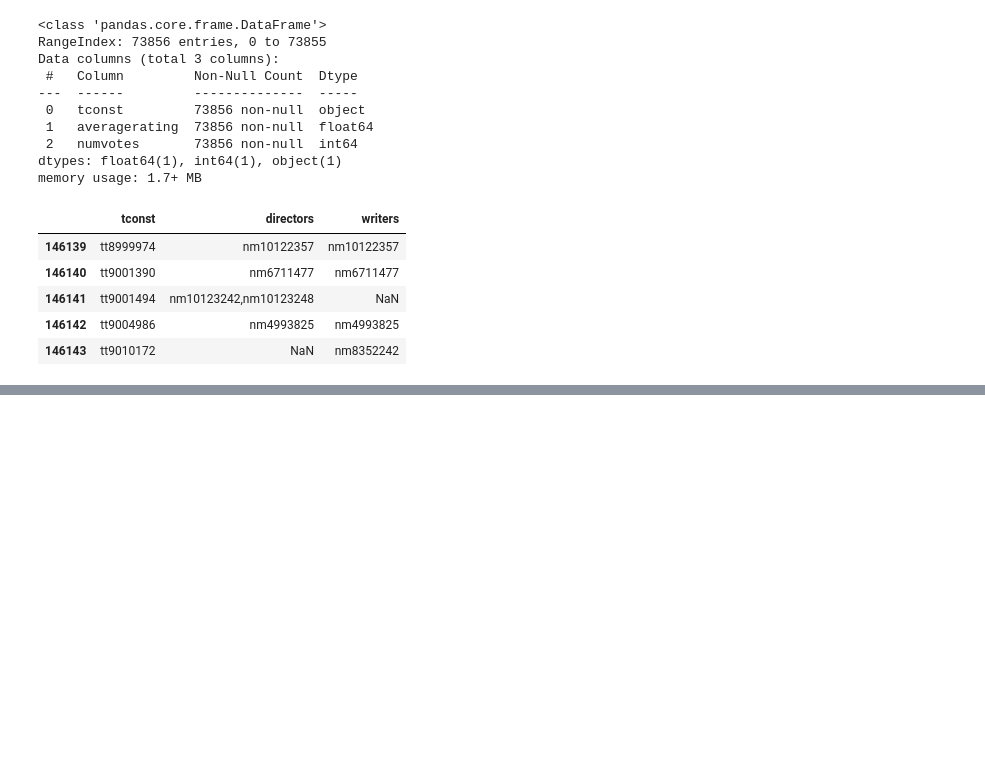
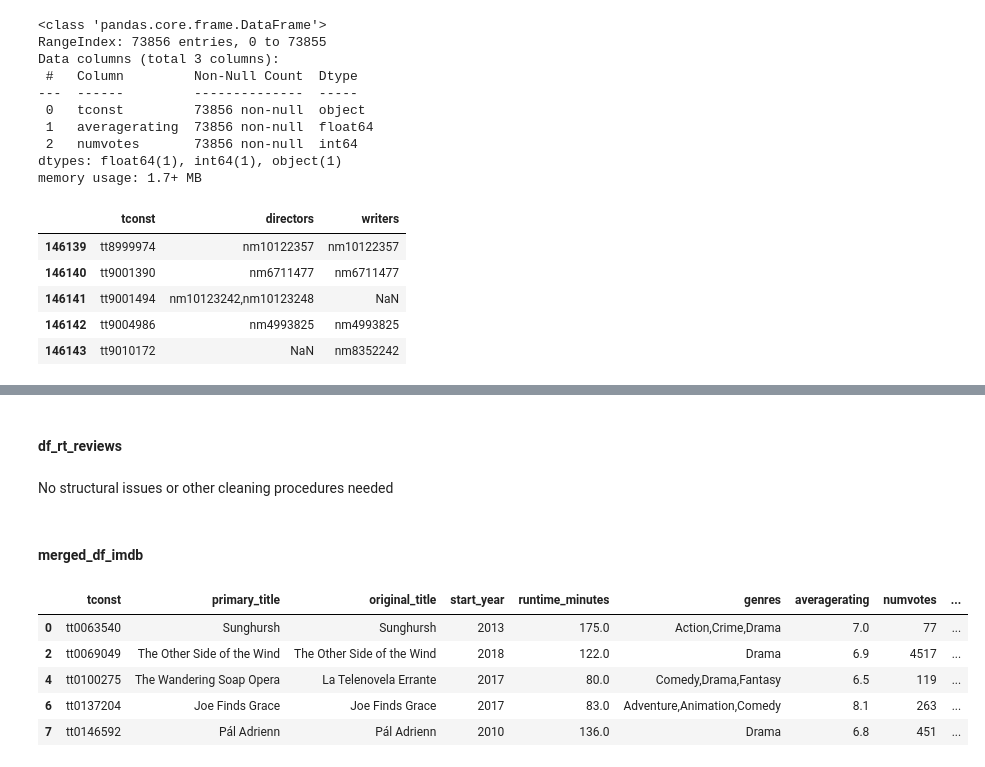
Before and after one commit to emma-030/Phase1Project_New, a Jupyter notebook: Phase1Project_New.ipynb, the cells around one changed output, grey strips where cells are left out. Saved outputs shown, nothing was run; the diff lists cells and outputs as text; code cells hidden in the pictures; blank space fills up the shorter version.

```diff
--- a/Phase1Project_New.ipynb
+++ b/Phase1Project_New.ipynb
@@ -369,0 +659,3 @@ memory usage: 5.6+ MB
+# %%
+#dropping rows with missing values
+merged_df_imdb.dropna(subset = ['runtime_minutes','genres','directors', 'writers'],inplace = True)
@@ -369,0 +741,15 @@ memory usage: 5.6+ MB
+# %% [markdown]
+#### df_rt_reviews
+# %% [markdown]
+No structural issues or other cleaning procedures needed
+# %% [markdown]
+#### merged_df_imdb
+# %%
+merged_df_imdb.head()
+# %% [output]
+|  | tconst | primary_title | original_title | start_year | runtime_minutes | genres | averagerating | numvotes | ... |
+| 0 | tt0063540 | Sunghursh | Sunghursh | 2013 | 175.0 | Action,Crime,Drama | 7.0 | 77 | ... |
+| 2 | tt0069049 | The Other Side of the Wind | The Other Side of the Wind | 2018 | 122.0 | Drama | 6.9 | 4517 | ... |
+| 4 | tt0100275 | The Wandering Soap Opera | La Telenovela Errante | 2017 | 80.0 | Comedy,Drama,Fantasy | 6.5 | 119 | ... |
+| 6 | tt0137204 | Joe Finds Grace | Joe Finds Grace | 2017 | 83.0 | Adventure,Animation,Comedy | 8.1 | 263 | ... |
+| 7 | tt0146592 | Pál Adrienn | Pál Adrienn | 2010 | 136.0 | Drama | 6.8 | 451 | ... |
```
Also changed, not shown: parts of 87 cells of this notebook.
